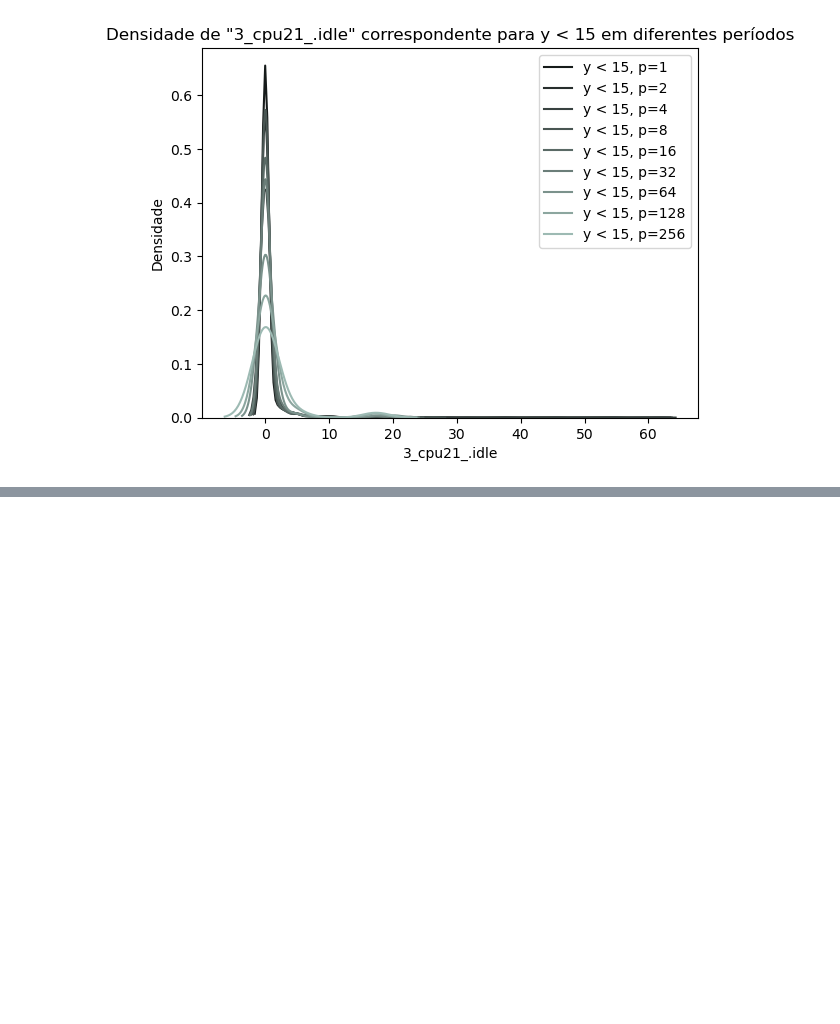
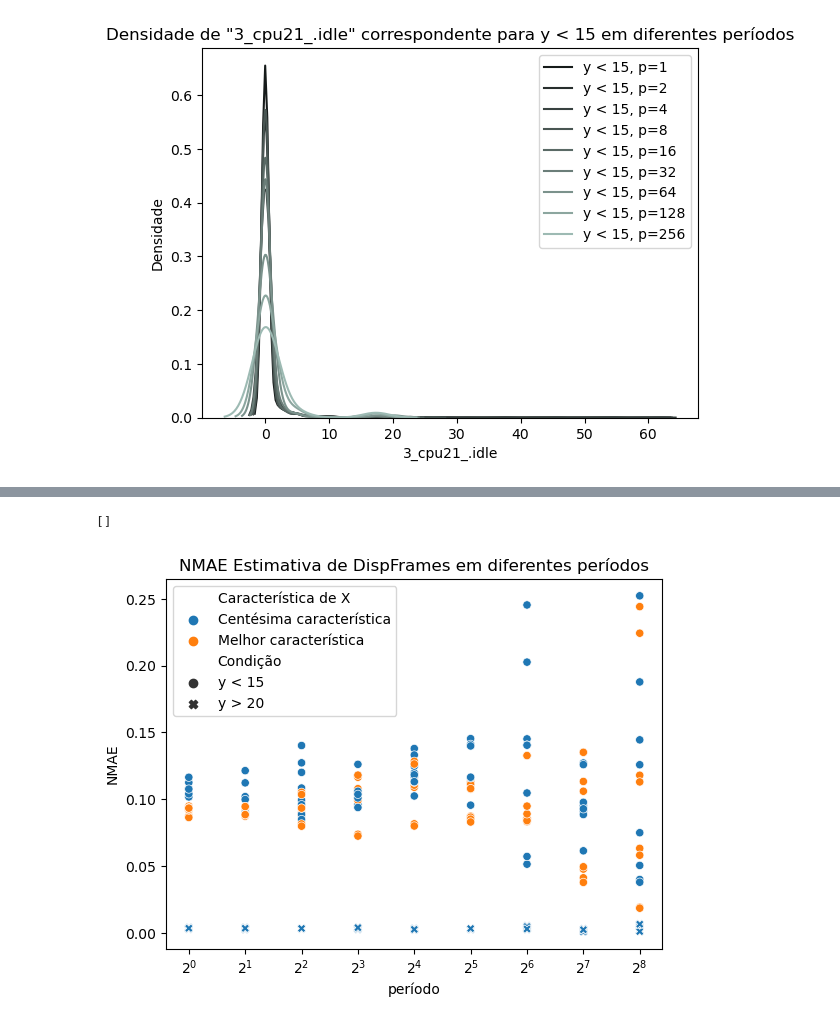
Before and after one commit to DaviVilarinho/ic-intervalo-qos, a Jupyter notebook: AnaliseXMenorMaior.ipynb, the cells around one changed output, grey strips where cells are left out. Drawn from its saved outputs; the diff is of its cells as text; code cells hidden in the pictures; blank space fills up the shorter version.

```diff
--- a/AnaliseTPTT.ipynb
+++ b/AnaliseXMenorMaior.ipynb
@@ -275,0 +318,29 @@ plt.show()
+# %%
+import pandas as pd
+
+nmaedfdividido = pd.read_csv("/home/dv/data/projects/ic-experiments/nmae_naive-periodic_best-worst_features_menor-maior/2024-03-21T20:38:58/total_X.csv")
+nmaedfdividido.dropna(how='all', axis='columns', inplace=True)
+# %%
+nmaedfdividido
+
+import numpy as np
+import matplotlib.pyplot as plt
+import seaborn as sns
+
+
+plt.title('NMAE Estimativa de DispFrames em diferentes períodos')
+plt.ylabel('NMAE')
+plt.xlabel('período')
+plt.xscale('log', base=2)
+
+sns.scatterplot(x="período", y="nmae", hue="tipo x", style="condição", data=nmaedfdividido[(nmaedf["período que ocorreu"] == 1) & (nmaedf["y"] == "DispFrames")])
+
+leg = plt.legend()
+leg.get_texts()[0].set_text('Característica de X')
+leg.get_texts()[1].set_text('Centésima característica')
+leg.get_texts()[2].set_text('Melhor característica')
+leg.get_texts()[3].set_text('Condição')
+plt.plot()
+# %% [output]
+[]
+[figure, added]
```
Also changed, not shown: parts of 4 cells of this notebook, 1 other file.
